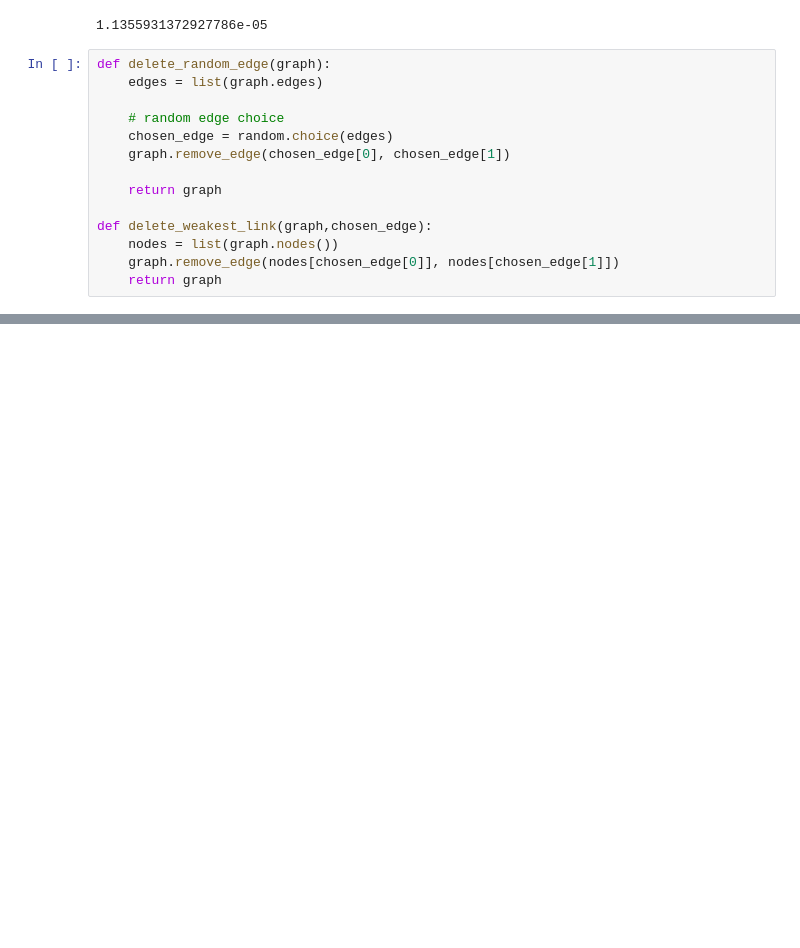
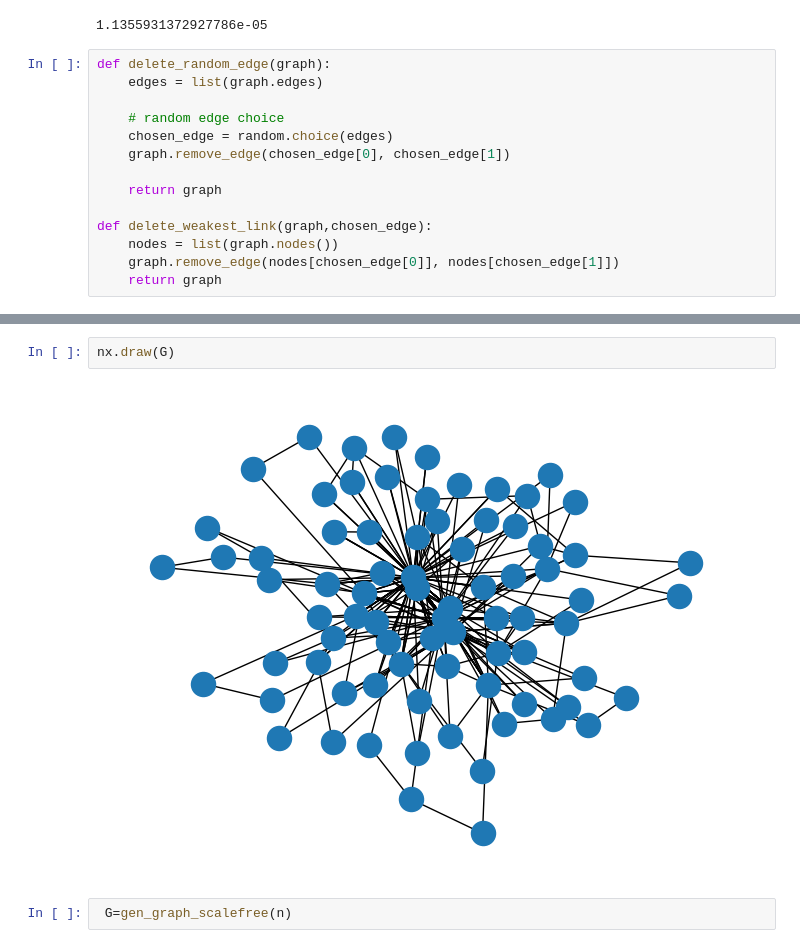
Before and after one commit to stringtherapy/hackathon, a Jupyter notebook: submission/classical_example.ipynb, the cells around one changed output, grey strips where cells are left out. Drawn from its saved outputs; the diff is of its cells as text; blank space fills up the shorter version.

```diff
--- a/submission/classical_example.ipynb
+++ b/submission/classical_example.ipynb
@@ -217,0 +267,6 @@ plt.plot(qs/qs[0],'go')
+# %%
+nx.draw(G)
+# %% [output]
+[figure, added]
+# %%
+ G=gen_graph_scalefree(n)
```
Also changed, not shown: parts of 5 cells of this notebook.
